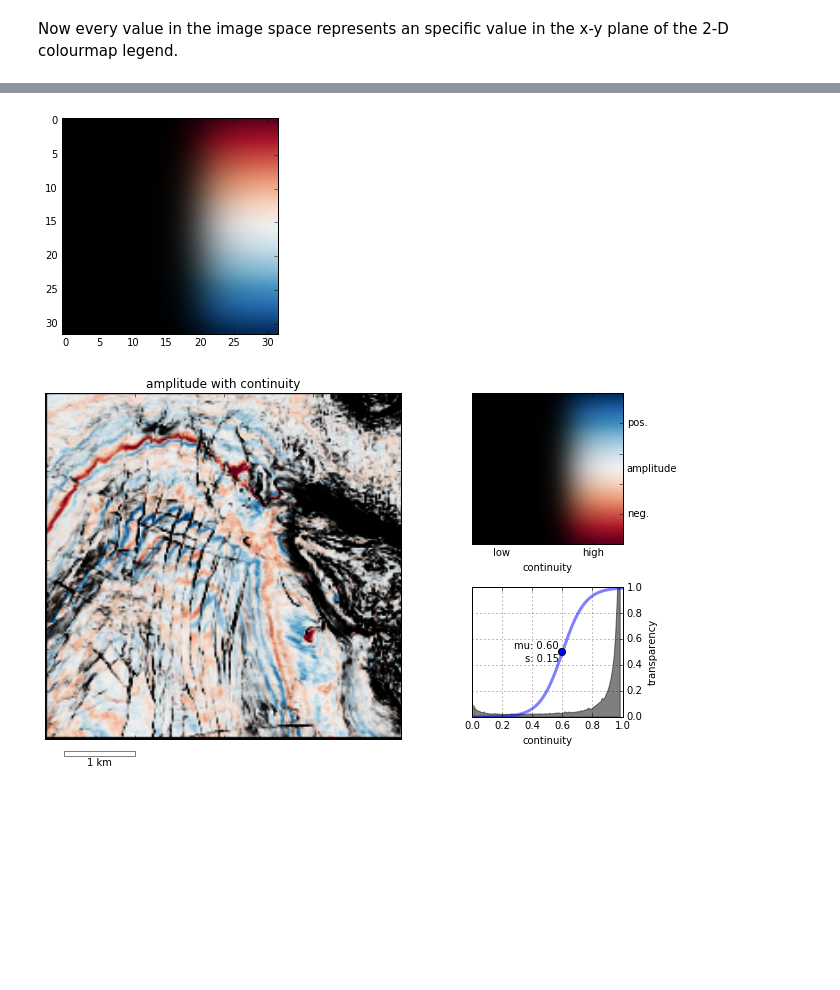
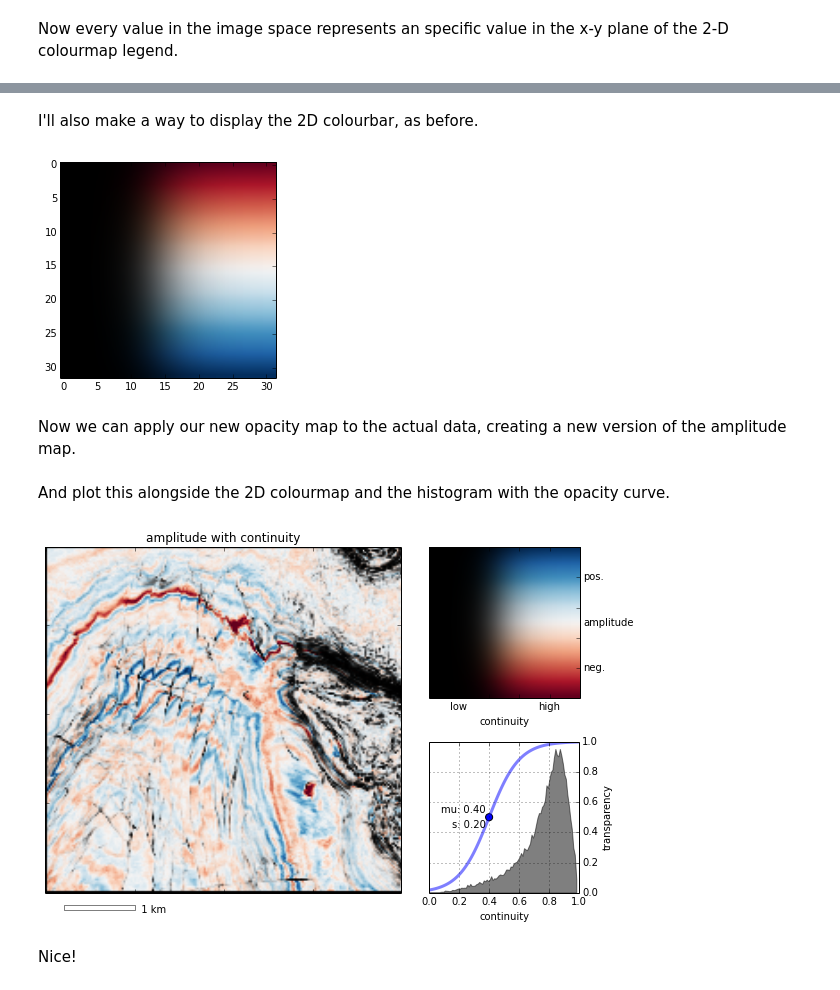
Before and after one commit to agilescientific/notebooks, a Jupyter notebook: Corendering_attributes.ipynb, the cells around one changed output, grey strips where cells are left out. Saved outputs shown, nothing was run; the diff lists cells and outputs as text; code cells hidden in the pictures; blank space fills up the shorter version.

```diff
--- a/Corendering_attributes.ipynb
+++ b/Corendering_attributes.ipynb
@@ -245,0 +252,12 @@ Now every value in the image space represents an specific value in the x-y plane
+# %%
+def opaque_transform(x, mu, s):
+    """
+    Using a cumulative distribution of logistic function:
+    http://en.wikipedia.org/wiki/Logistic_distribution
+
+    x: the x values
+    mu: std deviation
+    s: horizontal shift
+    """
+    y = 0.5 + 0.5*(np.tanh((x-mu)/s))
+    return y
@@ -289,20 +299,20 @@ def opacity_plot(ax, data):
 # %%
 # Scale the opacity
-mu=0.6 # lateral shift
-s=0.15   # steepness of sigmoid (small number = fast)
-Bscaled = opaque_transform(B, mu=mu, s=s)
+mu = 0.4  # lateral shift
+s = 0.2   # steepness of sigmoid (small number = fast)
+Cscaled = opaque_transform(C, mu, s)
 
-fig = plt.figure(figsize=(13,5))
+fig = plt.figure(figsize=(14,5))
 
 # Left-hand plot
 ax = fig.add_subplot(121)
-plt.imshow(Bscaled, cmap='Greys_r', origin='bottom', vmin=0.0, vmax=1.0)
+plt.imshow(Cscaled, cmap='Greys_r', origin='bottom', vmin=0.0, vmax=1.0)
 plt.colorbar(shrink=0.5)
 plt.title('continuity')
 
 # Right-hand plot
 ax2 = fig.add_subplot(122)
-opacity_plot(ax2, B)
+ax2 = opacity_plot(ax2, C)
 
 plt.show()
 # %% [output]
@@ -310,35 +320,49 @@ plt.show()
+# %% [markdown]
+I'll also make a way to display the 2D colourbar, as before.
 # %%
 hues, sats = np.mgrid[0:1:32j, 0:1:32j]
-Bscbar = opaque_transform(sats,mu=mu, s=s)
-opacity = np.expand_dims(Bscbar, -1)
+Cscbar = opaque_transform(sats, mu, s)
+opacity = np.expand_dims(Cscbar, -1)
 RGBAmap = np.dstack((seis_rgb_mtx, opacity))
+
 fig = plt.figure()
 ax = fig.add_axes([0.1,0.1,0.5,0.8], axisbg='k')
 ax.imshow(RGBAmap)
 plt.show()
 # %% [output]
-[figure, old version]
+[figure, new version]
+# %% [markdown]
+Now we can apply our new opacity map to the actual data, creating a new version of the amplitude map.
 # %%
 img_array = plt.get_cmap('RdBu')(Anorm)
 img_array = img_array[:,:,:3]
-opacity2 = np.expand_dims(Bscaled, -1)
+opacity2 = np.expand_dims(Cscaled, -1)
 RGBA = np.dstack((img_array, opacity2))
+# %% [markdown]
+And plot this alongside the 2D colourmap and the histogram with the opacity curve.
 # %%
 fig = plt.figure(figsize=(12,6), facecolor='w')
+
+# Main map
 ax = fig.add_axes([0.1,0.1,0.5,0.8], axisbg='k')
 ax.set_title('amplitude with continuity')
 ax.imshow(RGBA,  origin='bottom')
 ax.set_xticklabels([])
 ax.set_yticklabels([])
 add_scale(ax)
 
-cax = fig.add_axes([0.55,0.55,0.35,0.35],axisbg='k')
+# Colourbar
+cax = fig.add_axes([0.5,0.55,0.35,0.35],axisbg='k')
 cax.imshow(RGBAmap, origin="lower", extent=[0, 1, 0, 1])
 plot_annot(cax, 'amplitude', 'continuity')
 
-grax = fig.add_axes([0.638,0.15,0.174,0.3], axisbg='w')  # this is a bit clunky, adjusting manually to line up
-opacity_plot(grax, Bscaled)
+# Opeacity curve
+grax = fig.add_axes([0.588,0.1,0.174,0.35], axisbg='w')  # this is a bit clunky, adjusting manually to line up
+opacity_plot(grax, C)
+
 plt.show()
-fig.savefig('images/Data_Amp_Cont_Sculplted.PNG')
+#fig.savefig('images/Data_Amp_Cont_Sculplted.png')
 # %% [output]
-[figure, old version]
+[figure, new version]
+# %% [markdown]
+Nice!
```
Also changed, not shown: parts of 21 cells of this notebook.
